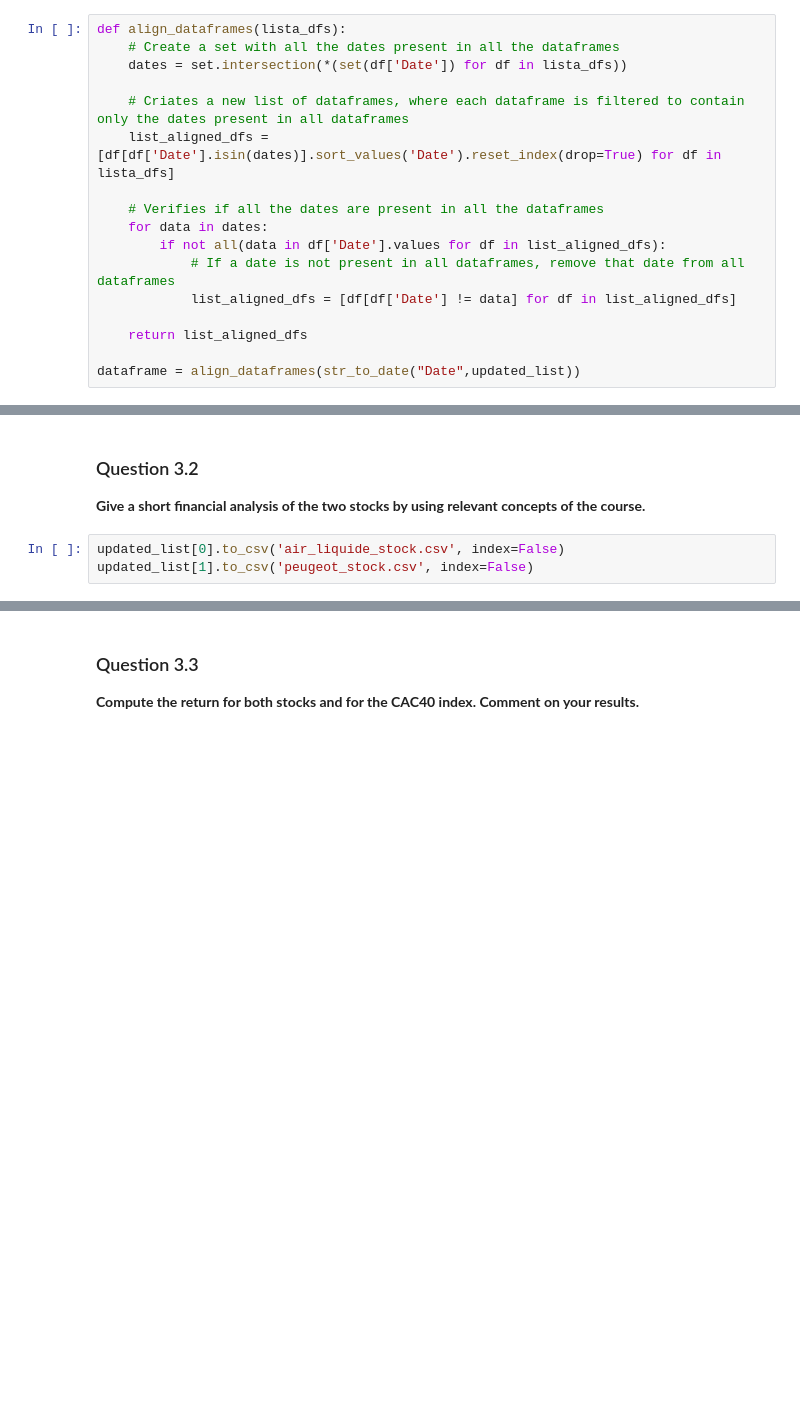
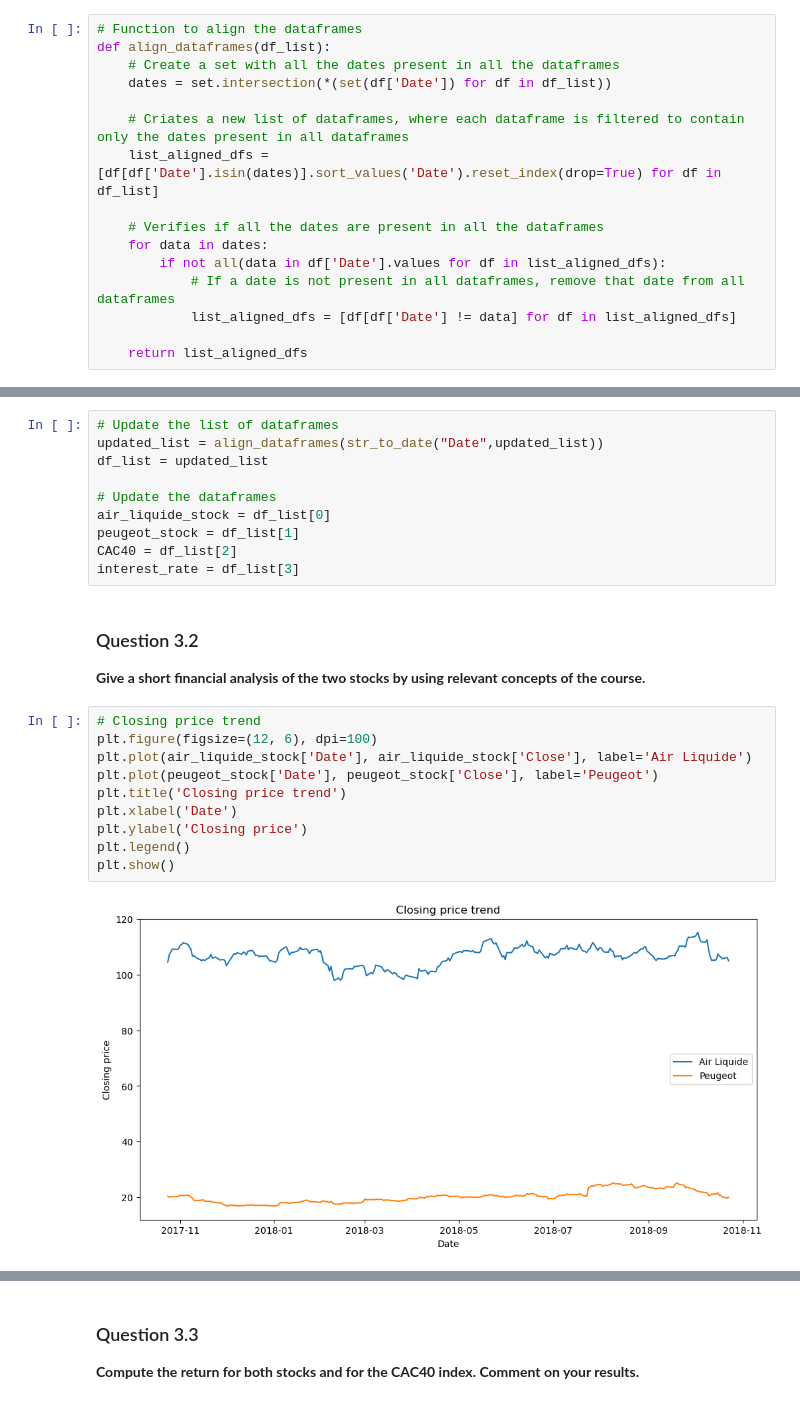
Before and after one commit to leonardohannas/MODS205_TelecomParis, a Jupyter notebook: proj.ipynb, the cells around one changed output, grey strips where cells are left out. Drawn from its saved outputs; the diff is of its cells as text; blank space fills up the shorter version.

```diff
--- a/proj.ipynb
+++ b/proj.ipynb
@@ -73,12 +73,13 @@ def str_to_date(column_name, df_list):
         df[column_name] = pd.to_datetime(df[column_name])
     return df_list
 # %%
-def align_dataframes(lista_dfs):
+# Function to align the dataframes
+def align_dataframes(df_list):
     # Create a set with all the dates present in all the dataframes
-    dates = set.intersection(*(set(df['Date']) for df in lista_dfs))
+    dates = set.intersection(*(set(df['Date']) for df in df_list))
 
     # Criates a new list of dataframes, where each dataframe is filtered to contain only the dates present in all dataframes
-    list_aligned_dfs = [df[df['Date'].isin(dates)].sort_values('Date').reset_index(drop=True) for df in lista_dfs]
+    list_aligned_dfs = [df[df['Date'].isin(dates)].sort_values('Date').reset_index(drop=True) for df in df_list]
 
     # Verifies if all the dates are present in all the dataframes
     for data in dates:
@@ -87,5 +88,3 @@ def align_dataframes(lista_dfs):
             list_aligned_dfs = [df[df['Date'] != data] for df in list_aligned_dfs]
 
     return list_aligned_dfs
-
-dataframe = align_dataframes(str_to_date("Date",updated_list))
@@ -164,6 +91,25 @@ Interest rate:
+# %%
+# Update the list of dataframes
+updated_list = align_dataframes(str_to_date("Date",updated_list))
+df_list = updated_list
+
+# Update the dataframes
+air_liquide_stock = df_list[0]
+peugeot_stock = df_list[1]
+CAC40 = df_list[2]
+interest_rate = df_list[3]
 # %% [markdown]
 ### Question 3.2
 **Give a short financial analysis of the two stocks by using relevant concepts of the course.**
-# %%
-updated_list[0].to_csv('air_liquide_stock.csv', index=False)
-updated_list[1].to_csv('peugeot_stock.csv', index=False)
+# %%
+# Closing price trend
+plt.figure(figsize=(12, 6), dpi=100)
+plt.plot(air_liquide_stock['Date'], air_liquide_stock['Close'], label='Air Liquide')
+plt.plot(peugeot_stock['Date'], peugeot_stock['Close'], label='Peugeot')
+plt.title('Closing price trend')
+plt.xlabel('Date')
+plt.ylabel('Closing price')
+plt.legend()
+plt.show()
+# %% [output]
+[figure, added]
```
Also changed, not shown: parts of 6 cells of this notebook, 2 other files.
